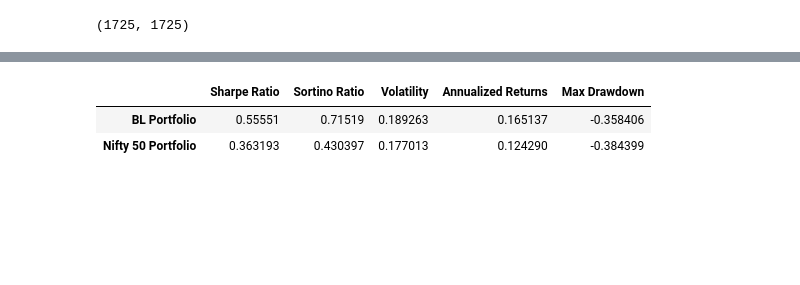
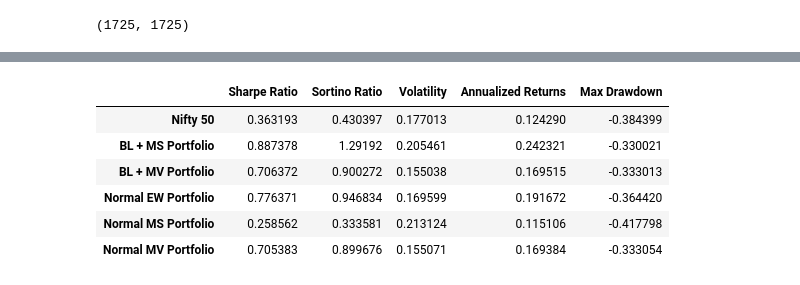
Before and after one commit to IshitBajpai/Portfolio-Optimization-, a Jupyter notebook: BL_LSTM.ipynb, the cells around one changed output, grey strips where cells are left out. Saved outputs shown, nothing was run; the diff lists cells and outputs as text; code cells hidden in the pictures; blank space fills up the shorter version.

```diff
--- a/BL_LSTM.ipynb
+++ b/BL_LSTM.ipynb
@@ -84,7 +74,7 @@ dtype: float64
 training_dates = []
 testing_dates = []
 
-start_date = data.index[0 + 5]
+start_date = data.index[0 + 3]
 end_date = data.index[-1]
 
 # Generate training and testing date ranges
@@ -162,0 +317,2 @@ TCS.NS_20150108_20180108
+# %%
+portfolio_value_BL_MS, dates_BL_MS, W_BL_MS = backtest(max_sharpe_ratio)
@@ -162,0 +337,2 @@ TCS.NS_20150108_20180108
+# %%
+portfolio_value_BL_MV, dates_BL_MV, W_BL_MV = backtest(min_volatility_weights)
@@ -311,0 +449,4 @@ len(W), len(portfolio_value), len(dates)
+# %%
+portfolio_value_normal_ew, dates_normal_ew, W_normal_ew = backtest_normal("ew")
+portfolio_value_normal_ms, dates_normal_ms, W_normal_ms = backtest_normal("ms")
+portfolio_value_normal_mv, dates_normal_mv, W_normal_mv = backtest_normal("mv")
@@ -427,22 +558,24 @@ plt.legend()
 # %%
 # make a dataframe for metrics
-metrics = pd.DataFrame(columns=["Sharpe Ratio", "Sortino Ratio", "Volatility"], index=["BL Portfolio", "Nifty 50 Portfolio"])
+metrics = pd.DataFrame(columns=["Sharpe Ratio", "Sortino Ratio", "Volatility"])
 
-# Calculate metrics
-metrics.loc["BL Portfolio", "Sharpe Ratio"] = get_sharpe_ratio(pd.Series(portfolio_value))
-metrics.loc["BL Portfolio", "Sortino Ratio"] = get_sortino_ratio(pd.Series(portfolio_value))
-metrics.loc["BL Portfolio", "Volatility"] = get_volatility(pd.Series(portfolio_value))
-metrics.loc["BL Portfolio", "Annualized Returns"] = get_annualized_returns(portfolio_value)
-metrics.loc["BL Portfolio", "Max Drawdown"] = min(get_max_drawdown(pd.Series(portfolio_value)))
+for i, portfolio in enumerate([nifty50_portfolio ,portfolio_value_BL_MS, portfolio_value_BL_MV, portfolio_value_normal_ew, portfolio_value_normal_ms, portfolio_value_normal_mv]):
+    portfolio_name = ["Nifty 50","BL + MS Portfolio", "BL + MV Portfolio", "Normal EW Portfolio", "Normal MS Portfolio", "Normal MV Portfolio"][i]
+    metrics.loc[portfolio_name, "Sharpe Ratio"] = get_sharpe_ratio(pd.Series(portfolio))
+    metrics.loc[portfolio_name, "Sortino Ratio"] = get_sortino_ratio(pd.Series(portfolio))
+    metrics.loc[portfolio_name, "Volatility"] = get_volatility(pd.Series(portfolio))
+    metrics.loc[portfolio_name, "Annualized Returns"] = get_annualized_returns(portfolio)
+    metrics.loc[portfolio_name, "Max Drawdown"] = min(get_max_drawdown(pd.Series(portfolio)))
 
-metrics.loc["Nifty 50 Portfolio", "Sharpe Ratio"] = get_sharpe_ratio(pd.Series(nifty50_portfolio))
-metrics.loc["Nifty 50 Portfolio", "Sortino Ratio"] = get_sortino_ratio(pd.Series(nifty50_portfolio))
-metrics.loc["Nifty 50 Portfolio", "Volatility"] = get_volatility(pd.Series(nifty50_portfolio))
-metrics.loc["Nifty 50 Portfolio", "Annualized Returns"] = get_annualized_returns(nifty50_portfolio)
-metrics.loc["Nifty 50 Portfolio", "Max Drawdown"] = min(get_max_drawdown(pd.Series(nifty50_portfolio)))
+# include nifty 50 portfolio in the metrics dataframe
+
 
 metrics
 # %% [output]
 |  | Sharpe Ratio | Sortino Ratio | Volatility | Annualized Returns | Max Drawdown |
-| BL Portfolio | 0.55551 | 0.71519 | 0.189263 | 0.165137 | -0.358406 |
-| Nifty 50 Portfolio | 0.363193 | 0.430397 | 0.177013 | 0.124290 | -0.384399 |
+| Nifty 50 | 0.363193 | 0.430397 | 0.177013 | 0.124290 | -0.384399 |
+| BL + MS Portfolio | 0.887378 | 1.29192 | 0.205461 | 0.242321 | -0.330021 |
+| BL + MV Portfolio | 0.706372 | 0.900272 | 0.155038 | 0.169515 | -0.333013 |
+| Normal EW Portfolio | 0.776371 | 0.946834 | 0.169599 | 0.191672 | -0.364420 |
+| Normal MS Portfolio | 0.258562 | 0.333581 | 0.213124 | 0.115106 | -0.417798 |
+| Normal MV Portfolio | 0.705383 | 0.899676 | 0.155071 | 0.169384 | -0.333054 |
```
Also changed, not shown: parts of 42 cells of this notebook.
